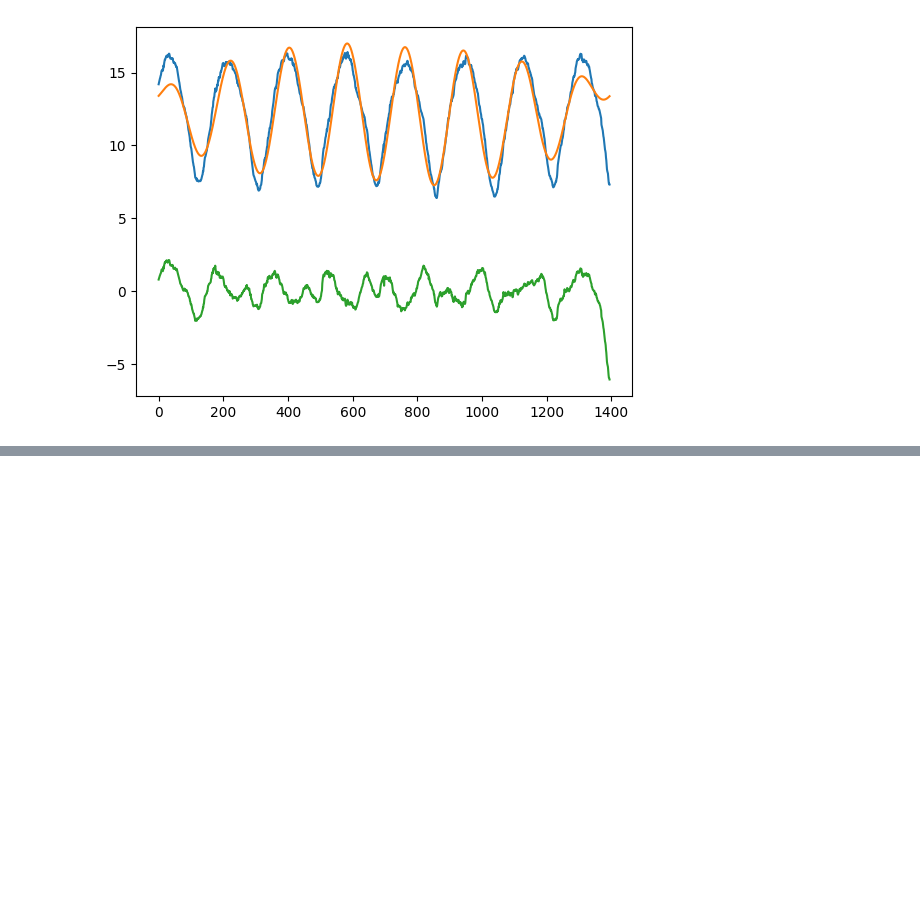
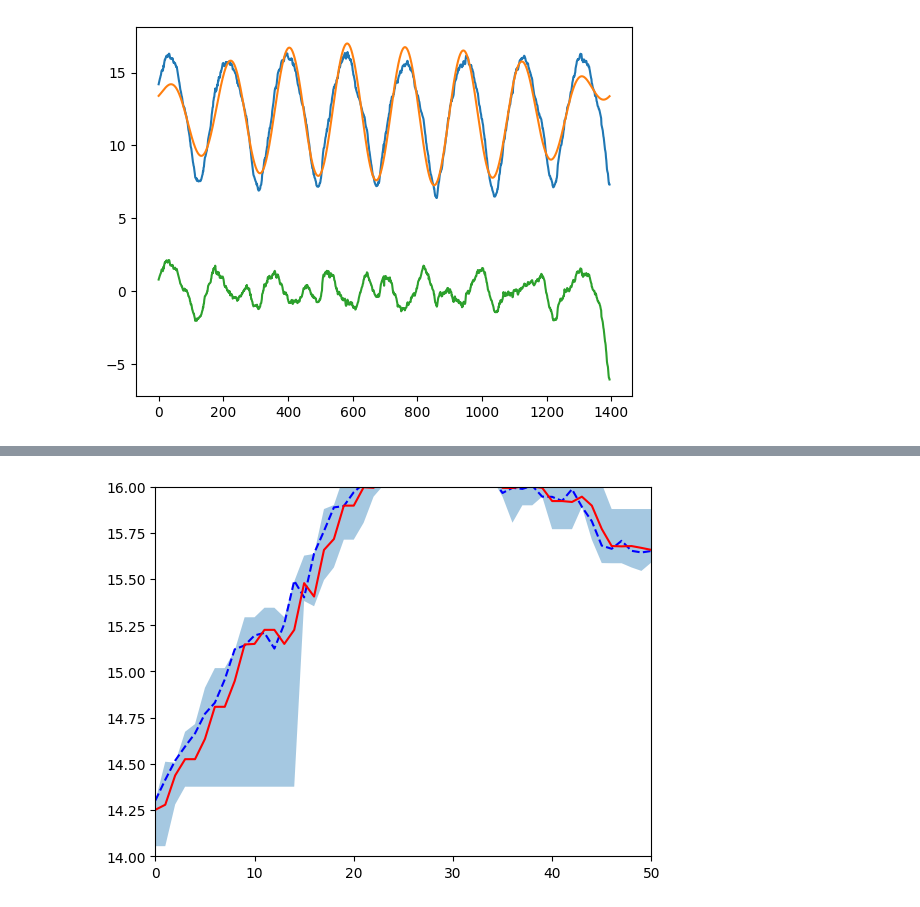
Before and after one commit to sameervk/OpenDataScienceSandbox, a Jupyter notebook: test_nbs/fft.ipynb, the cells around one changed output, grey strips where cells are left out. Cells and saved outputs as stored; diff of their text form; code cells hidden in the pictures; blank space fills up the shorter version.

```diff
--- a/test_nbs/fft.ipynb
+++ b/test_nbs/fft.ipynb
@@ -500,0 +786,5 @@ plt.show()
+# %%
+gbr_5 = GradientBoostingRegressor(loss="quantile", alpha=0.05, n_estimators=1000)
+# %%
+gbr_5.fit(train_x.reshape(-1, 1), train_y)
+y_pred_5 = gbr_5.predict(train_x.reshape(-1, 1))
@@ -500,0 +793,16 @@ plt.show()
+# %%
+gbr_95 = GradientBoostingRegressor(loss="quantile", alpha=0.95, n_estimators=1000)
+# %%
+gbr_95.fit(train_x.reshape(-1, 1), train_y)
+y_pred_95 = gbr_95.predict(train_x.reshape(-1, 1))
+# %%
+fig, ax = plt.subplots(1,1)
+
+ax.plot(train_y, 'b--')
+ax.plot(y_pred, 'r')
+ax.fill_between(x=np.arange(0, len(train_x)), y1=y_pred_5, y2=y_pred_95, alpha=0.4)
+ax.set_xlim([0, 50])
+ax.set_ylim([14,16])
+plt.show()
+# %% [output]
+[figure, added]
```
Also changed, not shown: parts of 51 cells of this notebook, 7 other files.
